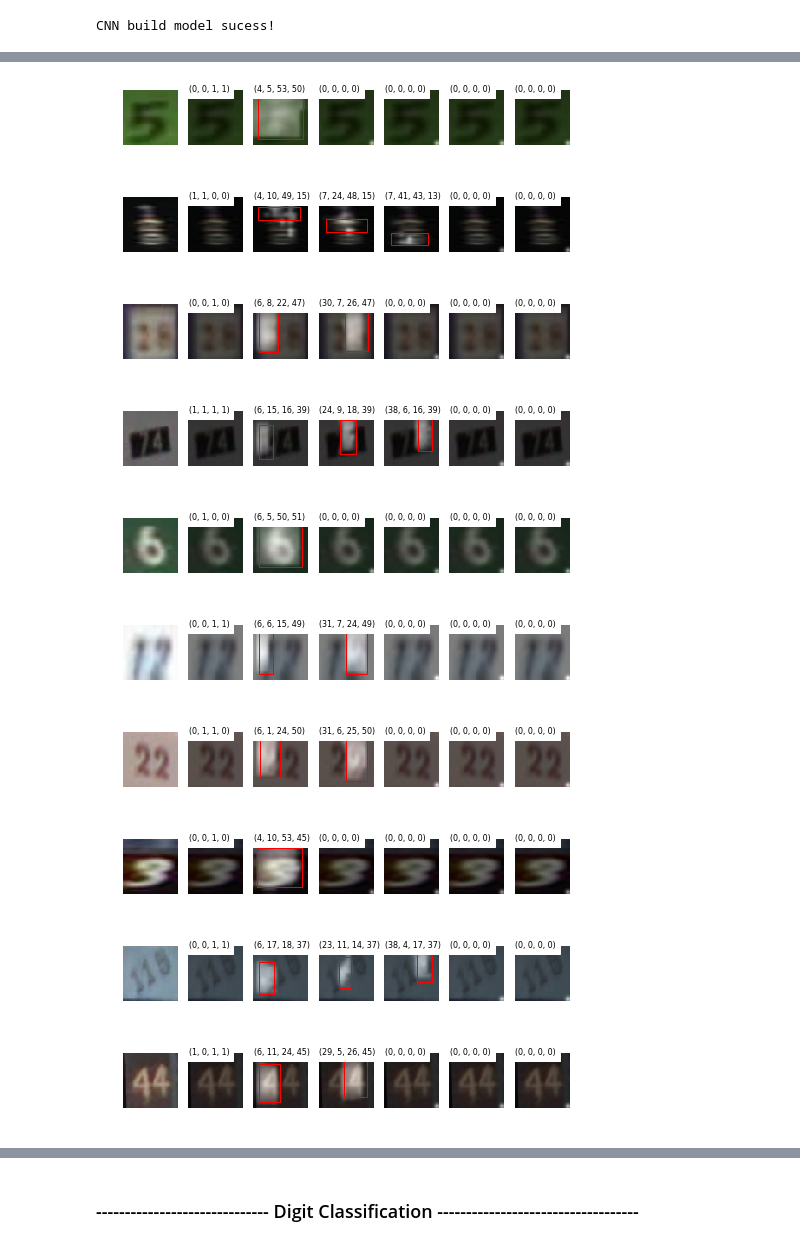
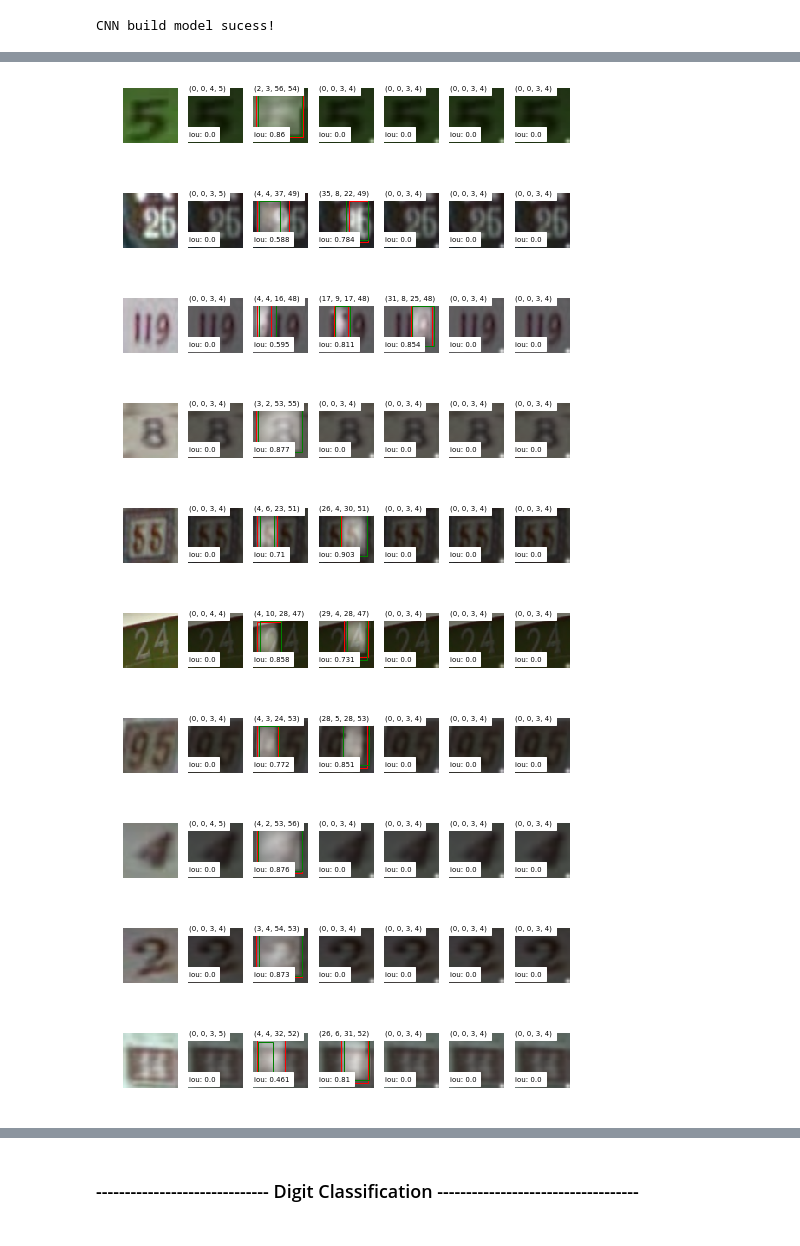
Before and after one commit to tonyjo/multi_digit_classification_attention, a Jupyter notebook: evaluate_and_viz.ipynb, the cells around one changed output, grey strips where cells are left out. Saved outputs shown, nothing was run; the diff lists cells and outputs as text; code cells hidden in the pictures.

```diff
--- a/evaluate_and_viz.ipynb
+++ b/evaluate_and_viz.ipynb
@@ -31,16 +98,8 @@ data = dataLoader(directory='./dataset', dataset_dir='test_cropped',\
 # %% [markdown]
 ### ----------------------------------- Digit Detection -----------------------------------
-# %%
-# Change if needed
-print_every      = 200
-batch_size       = 1
-#n_iters         = data.max_length # Test on all data
-n_iters          = 400 # Test on small subset
-pretrained_model = './model/lstm2/model-650'
-ground_attention_upsample = (64, 64)
 # %%
 # Load Model
-model = Model(dim_feature=[196, 128], dim_hidden=128, n_time_step=6,\
+model = Model(dim_feature=[196, 128], dim_hidden=128, n_time_step=max_steps,\
               alpha_c=1.0, image_height=64, image_width=64, mode='test')
 # Build model for inference
 pred_bboxs_, alpha_list_ = model.build_test_model()
@@ -110,11 +181,11 @@ print(len(grnd_bboxes))
 # %%
-shift_viz = 20
+shift_viz = 500
 # %%
 ## Upscale attention mask
 upscaled_attn_images = []
 for k in range(0, n_iters, shift_viz):
     sample_attention_res_interm = []
-    for K in range(6):
+    for K in range(max_steps):
         sample_attention_res = skimage.transform.pyramid_expand(attn_images[k][K][0][:, :, 0], upscale=4.55, sigma=1, multichannel=False)
         sample_attention_res_interm.append(sample_attention_res)
 
@@ -122,41 +193,72 @@ for k in range(0, n_iters, shift_viz):
 # %%
 count = 0
 for t in range(0, n_iters, shift_viz):
     # Plot original image
     fig,ax = plt.subplots(1, 7)
     ax[0].imshow((vis_images[t][0]))
     ax[0].axis('off')
     for T in range(6):
         ax[T+1].imshow((vis_images[t][0]))
         ax[T+1].imshow(upscaled_attn_images[count][T], alpha=0.5)
-        sample_left  = pred_bboxes[t][T][0][0]
-        sample_top   = pred_bboxes[t][T][0][1]
-        sample_width = pred_bboxes[t][T][0][2]
-        sample_heigt = pred_bboxes[t][T][0][3]
 
+        # Ground
         sample_left_grd  = grnd_bboxes[t][0][T][0]
         sample_top_grd   = grnd_bboxes[t][0][T][1]
         sample_width_grd = grnd_bboxes[t][0][T][2]
         sample_heigt_grd = grnd_bboxes[t][0][T][3]
 
+        # sample_left  = pred_bboxes[t][T][0][0]
+        # sample_top   = pred_bboxes[t][T][0][1]
+        # sample_width = pred_bboxes[t][T][0][2]
+        # sample_heigt = pred_bboxes[t][T][0][3]
+
+        # Predicted -- Expand 2px to 4 px
+        sample_left  = int(pred_bboxes[t][T][0][0]) - 2
+        if sample_left < 0:
+            sample_left = 0
+        sample_top   = int(pred_bboxes[t][T][0][1]) - 2
+        if sample_top < 0:
+            sample_top = 0
+        sample_width = int(pred_bboxes[t][T][0][2]) + 3
+        sample_heigt = int(pred_bboxes[t][T][0][3]) + 4
+
+        vld_bbox = bbox_threshold(left=sample_left, top=sample_top,\
+                          width=sample_width, height=sample_heigt)
+
+        if vld_bbox:
+            # Predicted
+            sample_right = sample_left + sample_width
+            sample_down  = sample_top  + sample_heigt
+            # Ground truth
+            sample_right_grd = sample_left_grd + sample_width_grd
+            sample_down_grd  = sample_top_grd  + sample_heigt_grd
+
+            boxA = (sample_left, sample_top, sample_right, sample_down)
+            boxB = (sample_left_grd, sample_top_grd, sample_right_grd, sample_down_grd)
+
+            iou_sample = bb_intersection_over_union(boxA, boxB)
+        else:
+            iou_sample = 0.0
+
         rect1 = patches.Rectangle((sample_left, sample_top), sample_width, sample_heigt,linewidth=1,edgecolor='r',facecolor='none')
-        #rect2 = patches.Rectangle((sample_left_grd, sample_top_grd), sample_width_grd, sample_heigt_grd,linewidth=1,edgecolor='g',facecolor='none')
+        rect2 = patches.Rectangle((sample_left_grd, sample_top_grd), sample_width_grd, sample_heigt_grd,linewidth=1,edgecolor='g',facecolor='none')
 
-        ax[T+1].text(0, 1, (int(sample_left), int(sample_top), int(sample_width), int(sample_heigt)), color='black', backgroundcolor='white', fontsize=8)
+        ax[T+1].text(0, 1, (int(sample_left), int(sample_top), int(sample_width), int(sample_heigt)), color='black', backgroundcolor='white', fontsize=7)
+        ax[T+1].text(0, 56, 'iou: ' + str(np.round(iou_sample, decimals=3)), color='black', backgroundcolor='white', fontsize=7)
         ax[T+1].add_patch(rect1)
-        #ax[T+1].add_patch(rect2)
+        ax[T+1].add_patch(rect2)
         ax[T+1].axis('off')
 
     plt.show()
     count += 1
 # %% [output]
-[figure, old version]
+[figure, new version]
-[figure, old version]
+[figure, new version]
-[figure, old version]
+[figure, new version]
-[figure, old version]
+[figure, new version]
-[figure, old version]
+[figure, new version]
-[figure, old version]
+[figure, new version]
-[figure, old version]
+[figure, new version]
-[figure, old version]
+[figure, new version]
-[figure, old version]
+[figure, new version]
-[figure, old version]
+[figure, new version]
```
Also changed, not shown: parts of 17 cells of this notebook.
